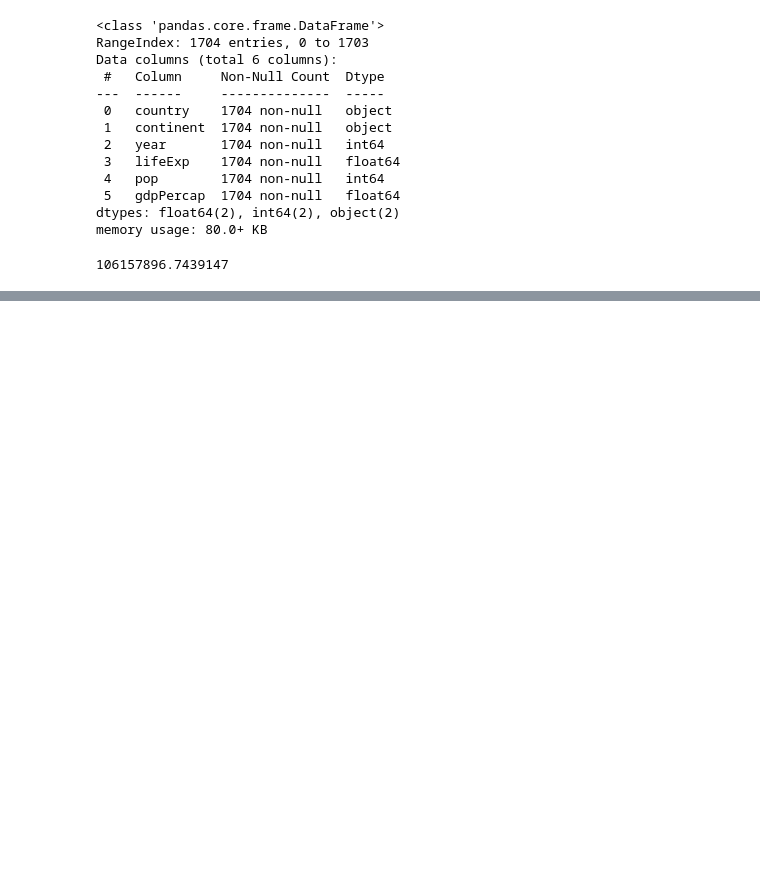
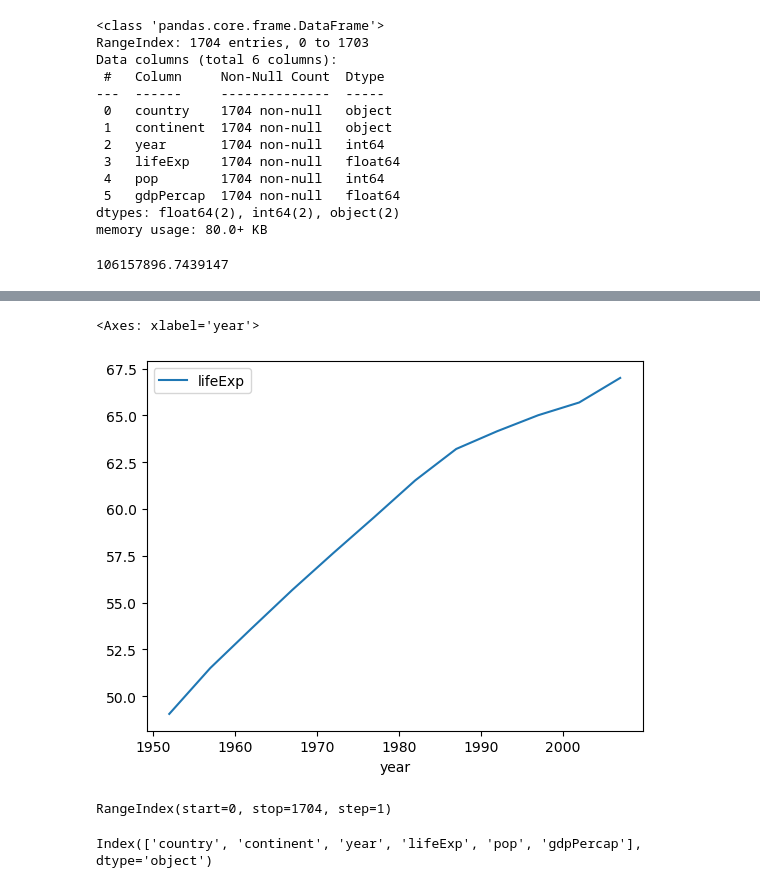
Before and after one commit to shimseonjo1/python_test_code, a Jupyter notebook: 04_pandas/2장.ipynb, the cells around one changed output, grey strips where cells are left out. Saved outputs shown, nothing was run; the diff lists cells and outputs as text; code cells hidden in the pictures; blank space fills up the shorter version.

```diff
--- a/04_pandas/2장.ipynb
+++ b/04_pandas/2장.ipynb
@@ -166,0 +223,13 @@ df['pop'].std()
+# %%
+df.groupby(['year'])[['lifeExp']].mean().plot()
+# %% [output]
+<Axes: xlabel='year'>
+[figure, added]
+# %%
+df.index
+# %% [output]
+RangeIndex(start=0, stop=1704, step=1)
+# %%
+df.columns
+# %% [output]
+Index(['country', 'continent', 'year', 'lifeExp', 'pop', 'gdpPercap'], dtype='object')
```
Also changed, not shown: parts of 7 cells of this notebook, 2 other files.
